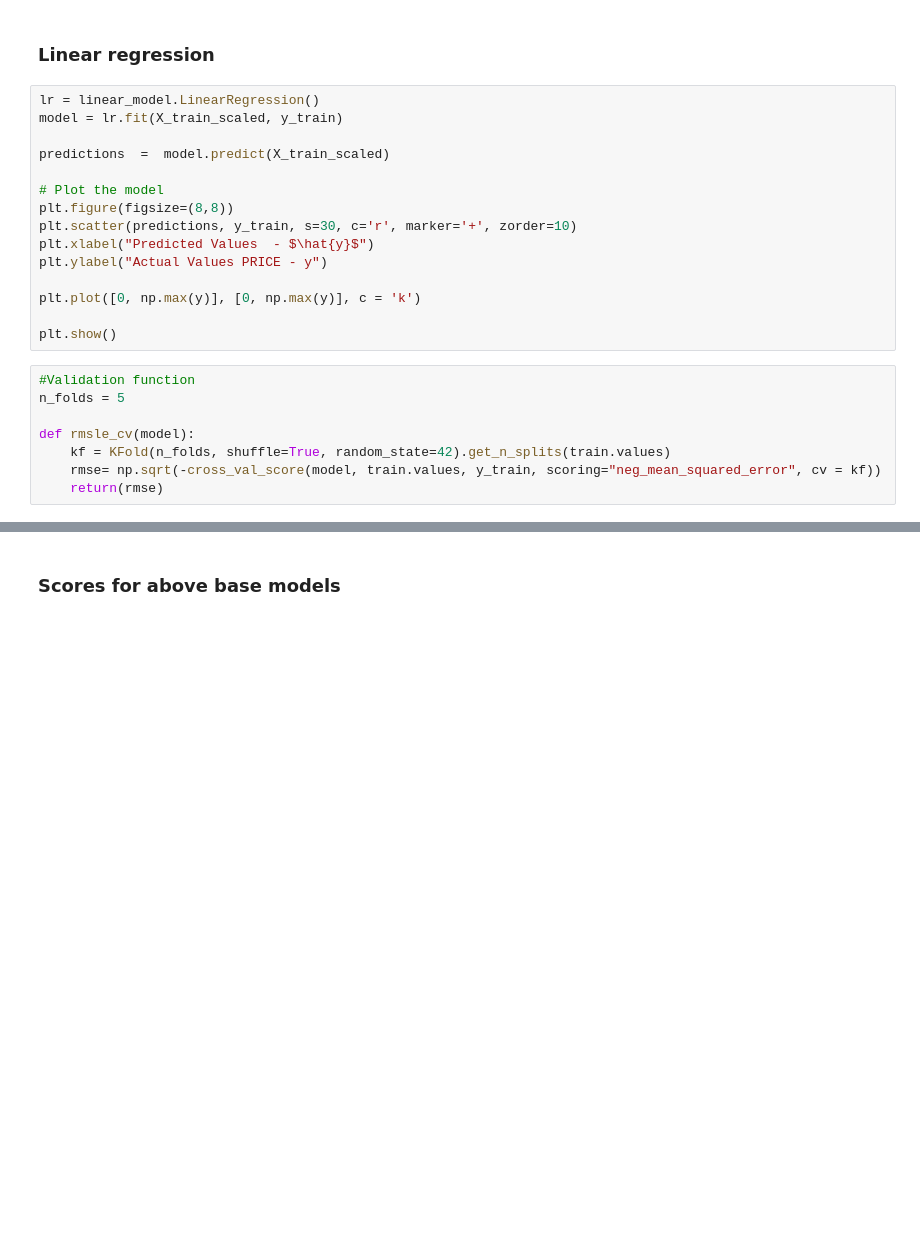
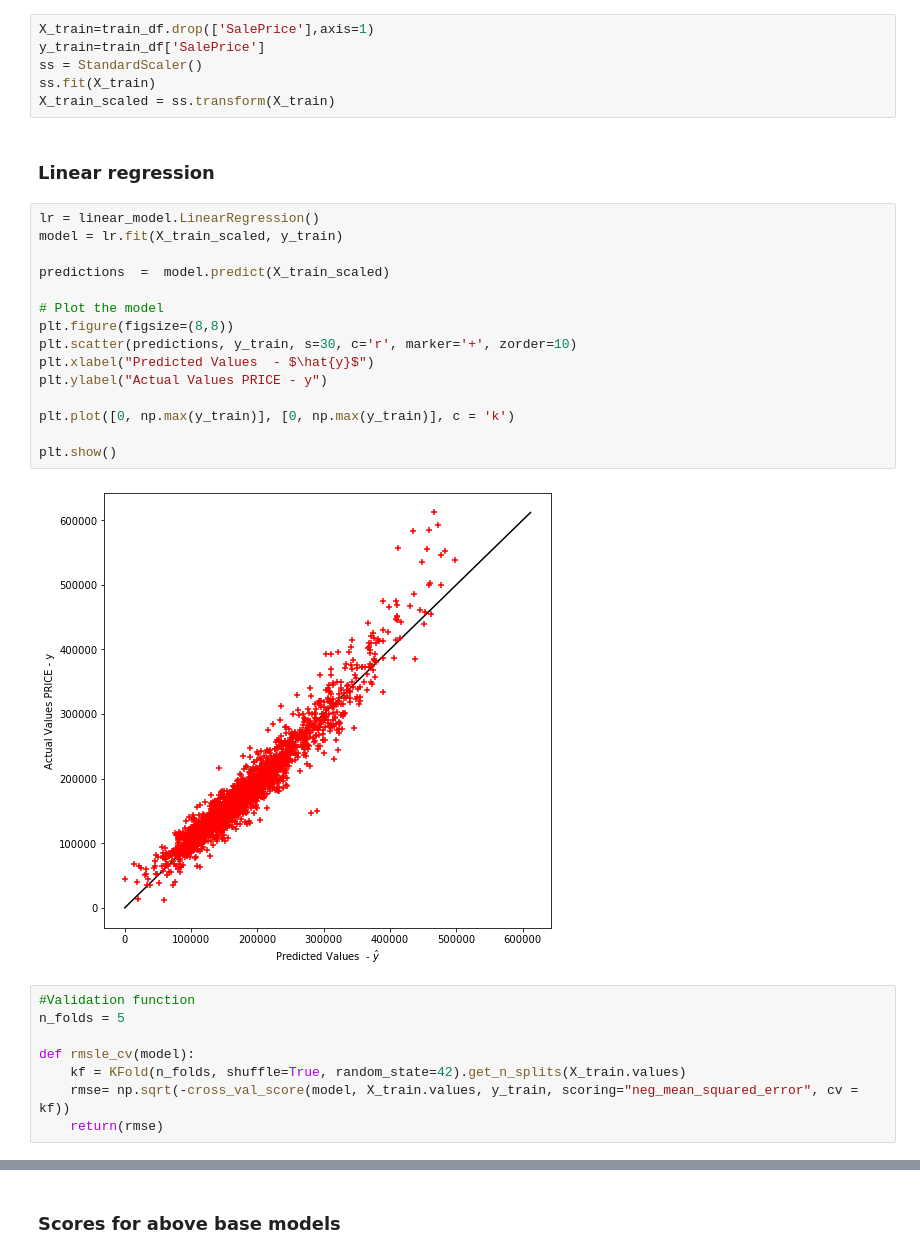
Before and after one commit to UmarKasan/Ames-house-sale-Price-Predictor, a Jupyter notebook: 4. Model.ipynb, the cells around one changed output, grey strips where cells are left out. Drawn from its saved outputs; the diff is of its cells as text; blank space fills up the shorter version.

```diff
--- a/4. Model.ipynb
+++ b/4. Model.ipynb
@@ -32,27 +38,35 @@ train_df = pd.read_csv('./datasets/Feat_train.csv')
+# %%
+X_train=train_df.drop(['SalePrice'],axis=1)
+y_train=train_df['SalePrice']
+ss = StandardScaler()
+ss.fit(X_train)
+X_train_scaled = ss.transform(X_train)
 # %% [markdown]
 ### Linear regression
 # %%
 lr = linear_model.LinearRegression()
 model = lr.fit(X_train_scaled, y_train)
 
 predictions  =  model.predict(X_train_scaled)
 
 # Plot the model
 plt.figure(figsize=(8,8))
 plt.scatter(predictions, y_train, s=30, c='r', marker='+', zorder=10)
 plt.xlabel("Predicted Values  - $\hat{y}$")
 plt.ylabel("Actual Values PRICE - y")
 
-plt.plot([0, np.max(y)], [0, np.max(y)], c = 'k')
+plt.plot([0, np.max(y_train)], [0, np.max(y_train)], c = 'k')
 
 plt.show()
+# %% [output]
+[figure, added]
 # %%
 #Validation function
 n_folds = 5
 
 def rmsle_cv(model):
-    kf = KFold(n_folds, shuffle=True, random_state=42).get_n_splits(train.values)
-    rmse= np.sqrt(-cross_val_score(model, train.values, y_train, scoring="neg_mean_squared_error", cv = kf))
+    kf = KFold(n_folds, shuffle=True, random_state=42).get_n_splits(X_train.values)
+    rmse= np.sqrt(-cross_val_score(model, X_train.values, y_train, scoring="neg_mean_squared_error", cv = kf))
     return(rmse)
 # %% [markdown]
 Implementing Regression Models
```
Also changed, not shown: parts of 10 cells of this notebook, 7 other files.
